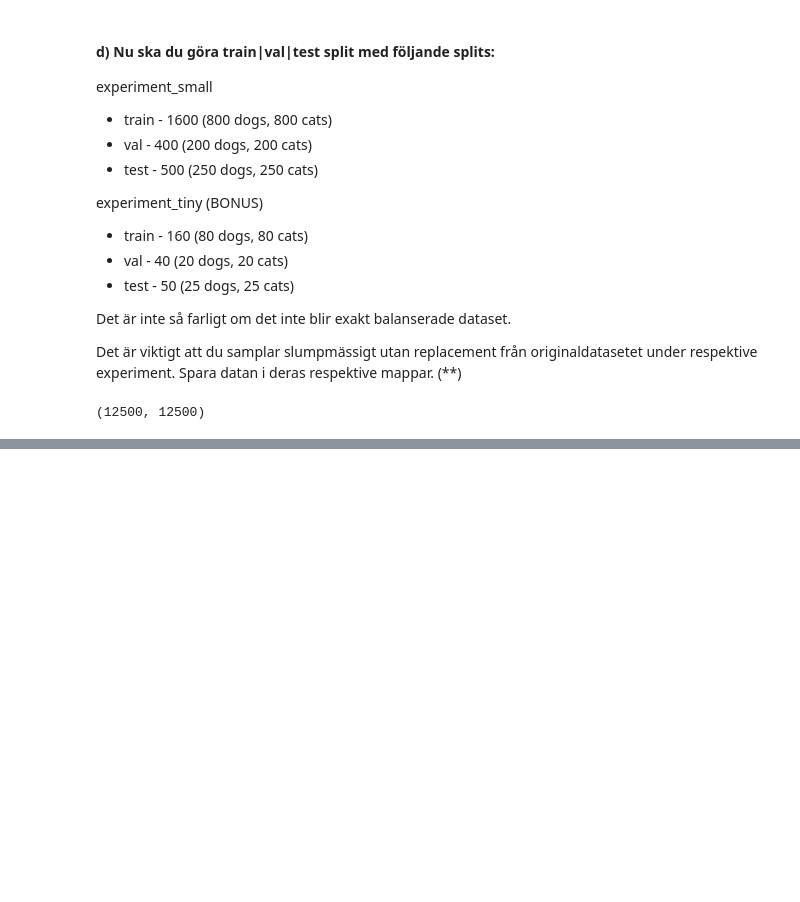
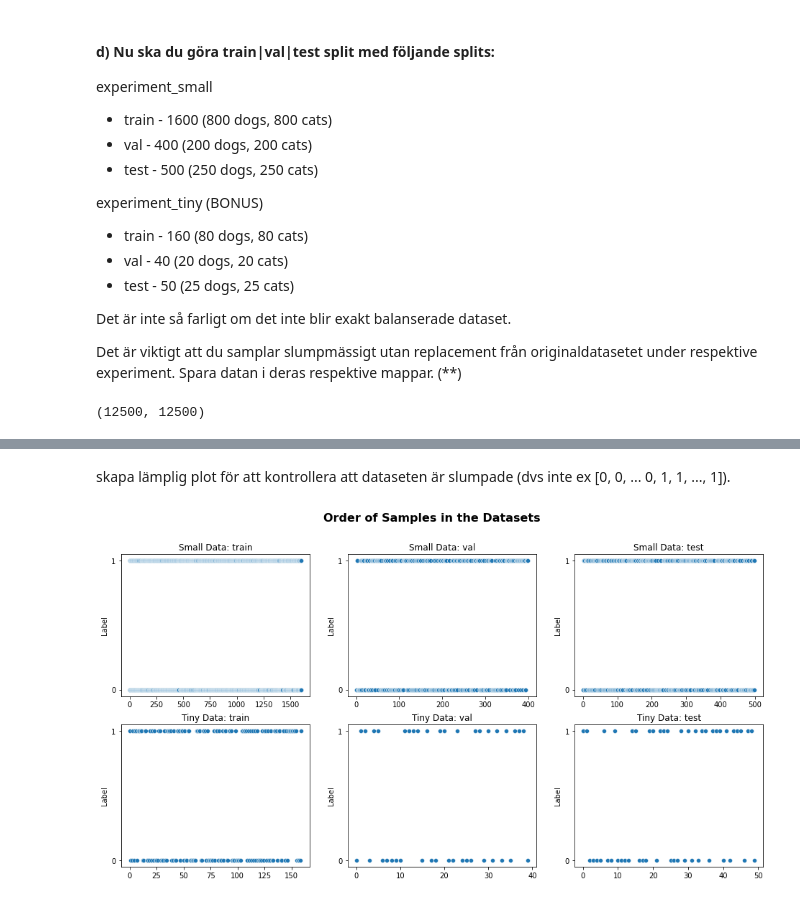
Before and after one commit to Anna-MariaSjolund/Deep-Learning-Anna-MariaSjolund, a Jupyter notebook: labs/lab_dogs_vs_cats.ipynb, the cells around one changed output, grey strips where cells are left out. Saved outputs shown, nothing was run; the diff lists cells and outputs as text; code cells hidden in the pictures; blank space fills up the shorter version.

```diff
--- a/labs/lab_dogs_vs_cats.ipynb
+++ b/labs/lab_dogs_vs_cats.ipynb
@@ -193,0 +218,14 @@ split_data(tiny_test, "experiment_tiny_data/test")
+# %% [markdown]
+skapa lämplig plot för att kontrollera att dataseten är slumpade (dvs inte ex [0, 0, ... 0, 1, 1, ..., 1]).
+# %%
+fig, axes = plt.subplots(2, 3, figsize=(16, 8))
+
+for ax, dataset, name in zip(axes.flatten(), data, dataset_name):
+    sns.scatterplot(data=dataset, ax=ax)
+    ax.set(title=name, ylabel="Label")
+    ax.locator_params(axis='y', nbins=2)
+    ax.set_yticks([0, 1])
+
+fig.suptitle("Order of Samples in the Datasets", size=16, fontweight="bold");
+# %% [output]
+[figure, added]
```
Also changed, not shown: parts of 17 cells of this notebook.
